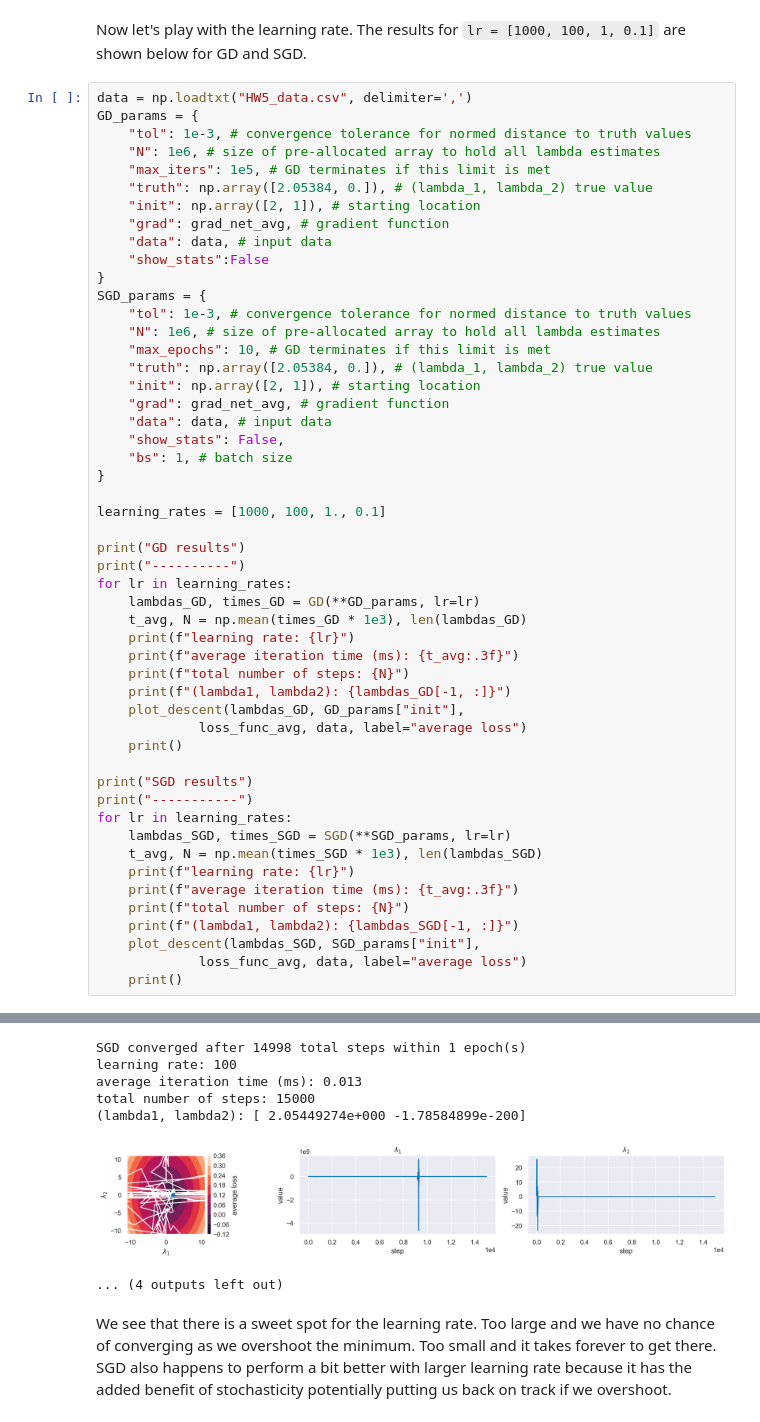
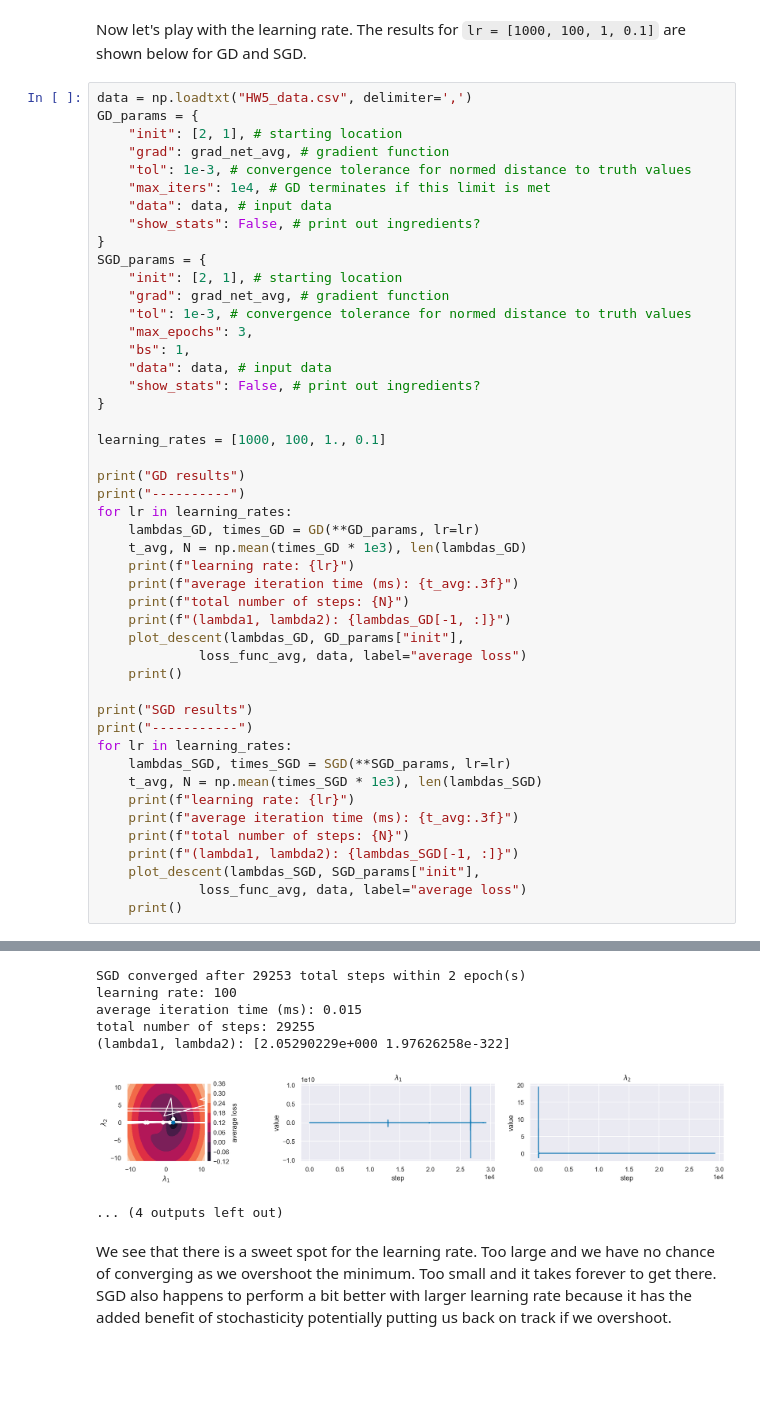
Before and after one commit to icweaver/AM207, a Jupyter notebook: HW5/AM207_HW5_IanWeaver.ipynb, the cells around one changed output, grey strips where cells are left out. Cells and saved outputs as stored; diff of their text form; blank space fills up the shorter version.

```diff
--- a/HW5/AM207_HW5_IanWeaver.ipynb
+++ b/HW5/AM207_HW5_IanWeaver.ipynb
@@ -541,25 +570,21 @@ Now let's play with the learning rate. The results for `lr = [1000, 100, 1, 0.1]
 # %%
 data = np.loadtxt("HW5_data.csv", delimiter=',')
 GD_params = {
+    "init": [2, 1], # starting location
+    "grad": grad_net_avg, # gradient function
     "tol": 1e-3, # convergence tolerance for normed distance to truth values
-    "N": 1e6, # size of pre-allocated array to hold all lambda estimates
-    "max_iters": 1e5, # GD terminates if this limit is met
-    "truth": np.array([2.05384, 0.]), # (lambda_1, lambda_2) true value
-    "init": np.array([2, 1]), # starting location
-    "grad": grad_net_avg, # gradient function
+    "max_iters": 1e4, # GD terminates if this limit is met
     "data": data, # input data
-    "show_stats":False
+    "show_stats": False, # print out ingredients?
 }
 SGD_params = {
+    "init": [2, 1], # starting location
+    "grad": grad_net_avg, # gradient function
     "tol": 1e-3, # convergence tolerance for normed distance to truth values
-    "N": 1e6, # size of pre-allocated array to hold all lambda estimates
-    "max_epochs": 10, # GD terminates if this limit is met
-    "truth": np.array([2.05384, 0.]), # (lambda_1, lambda_2) true value
-    "init": np.array([2, 1]), # starting location
-    "grad": grad_net_avg, # gradient function
+    "max_epochs": 3,
+    "bs": 1,
     "data": data, # input data
-    "show_stats": False,
-    "bs": 1, # batch size
+    "show_stats": False, # print out ingredients?
 }
 
 learning_rates = [1000, 100, 1., 0.1]
@@ -627,9 +651,9 @@ total number of steps: 160002
-SGD converged after 14998 total steps within 1 epoch(s)
+SGD converged after 29253 total steps within 2 epoch(s)
 learning rate: 100
-average iteration time (ms): 0.013
-total number of steps: 15000
-(lambda1, lambda2): [ 2.05449274e+000 -1.78584899e-200]
+average iteration time (ms): 0.015
+total number of steps: 29255
+(lambda1, lambda2): [2.05290229e+000 1.97626258e-322]
-[figure, old version]
+[figure, new version]
 ... (4 outputs left out)
 # %% [markdown]
 We see that there is a sweet spot for the learning rate. Too large and we have no chance of converging as we overshoot the minimum. Too small and it takes forever to get there. SGD also happens to perform a bit better with larger learning rate because it has the added benefit of stochasticity potentially putting us back on track if we overshoot.
```
Also changed, not shown: parts of 10 cells of this notebook.
